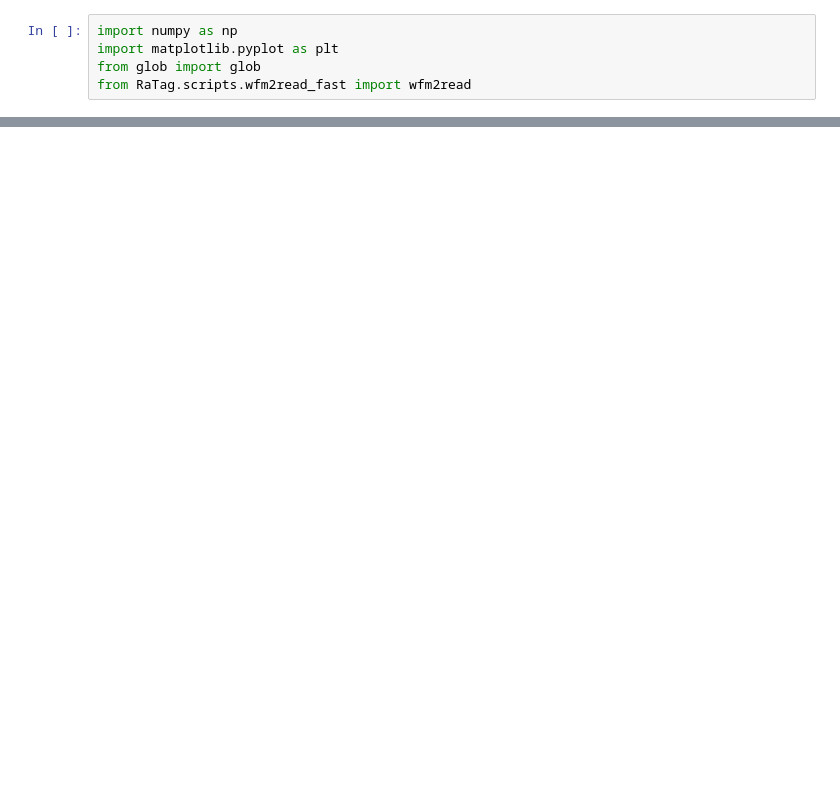
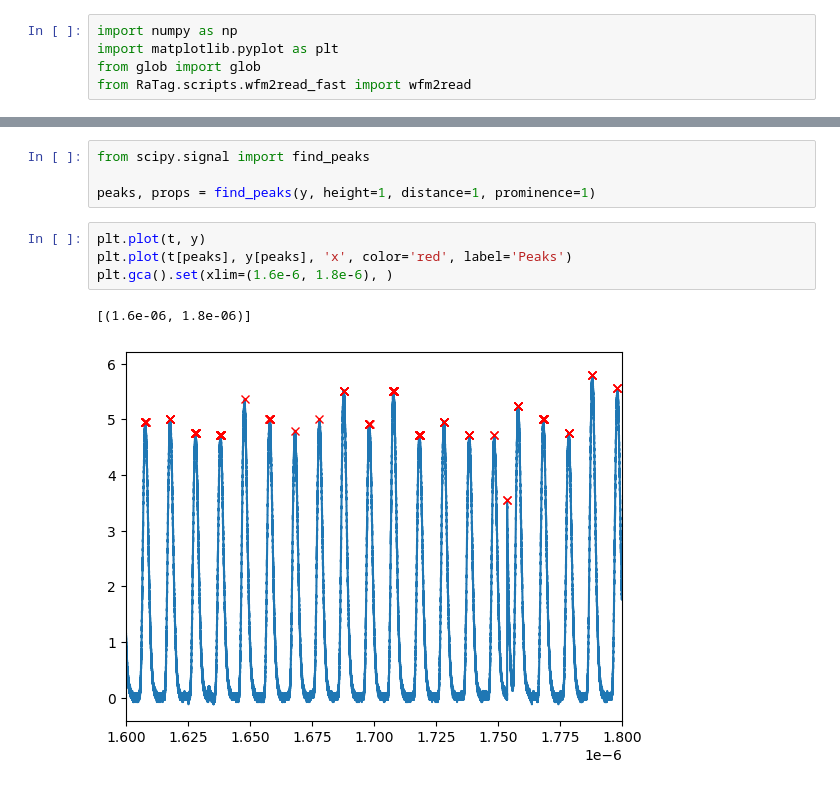
Before and after one commit to proscrite/RaTag, a Jupyter notebook: notebooks/read_wfm_binaries.ipynb, the cells around one changed output, grey strips where cells are left out. Drawn from its saved outputs; the diff is of its cells as text; blank space fills up the shorter version.

```diff
--- a/notebooks/read_wfm_binaries.ipynb
+++ b/notebooks/read_wfm_binaries.ipynb
@@ -32,0 +38,11 @@ plt.hist(peaks, bins=4)
+# %%
+from scipy.signal import find_peaks
+
+peaks, props = find_peaks(y, height=1, distance=1, prominence=1)
+# %%
+plt.plot(t, y)
+plt.plot(t[peaks], y[peaks], 'x', color='red', label='Peaks')
+plt.gca().set(xlim=(1.6e-6, 1.8e-6), )
+# %% [output]
+[(1.6e-06, 1.8e-06)]
+[figure, added]
```
Also changed, not shown: parts of 6 cells of this notebook, 3 other files.
